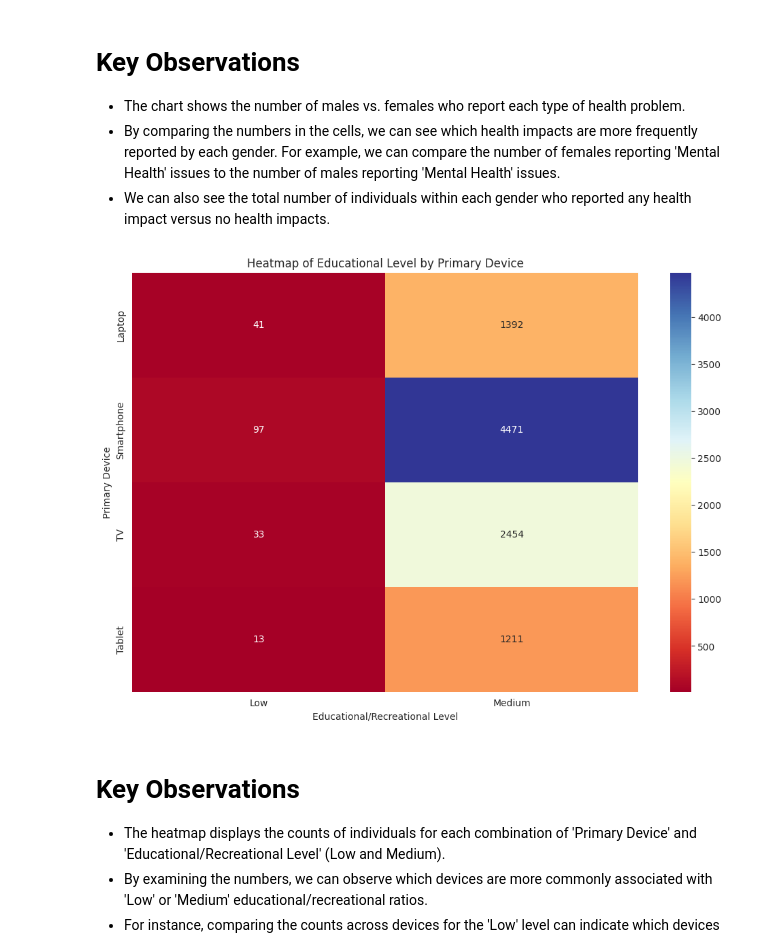
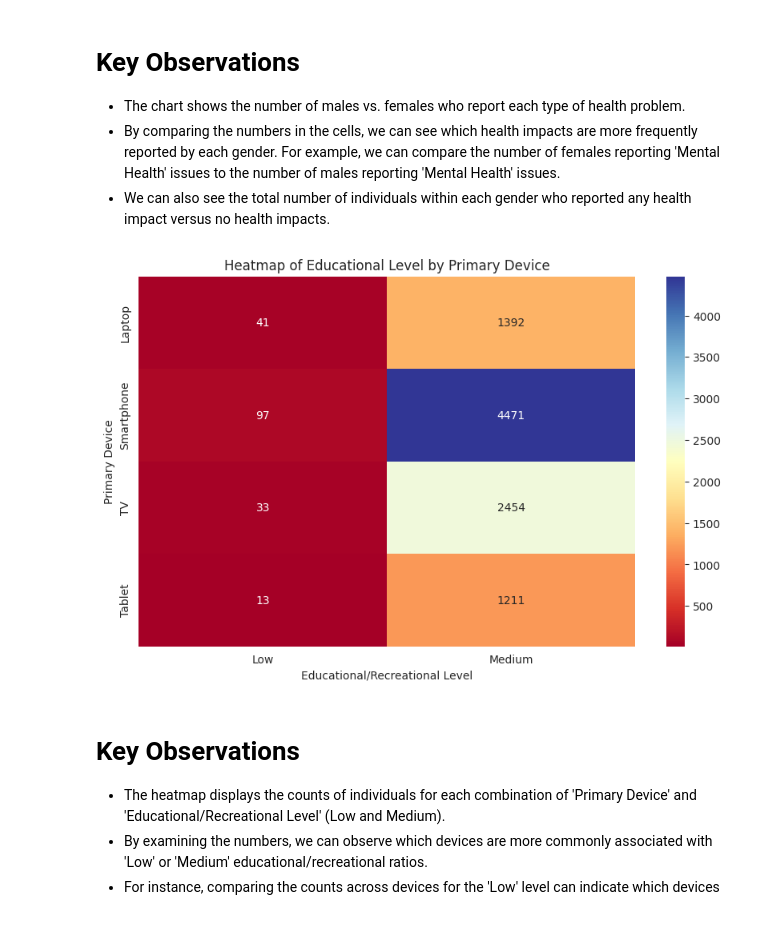
Before and after one commit to springboardmentor2468a-lab/Projects, a Jupyter notebook: Week_4.ipynb, the cells around one changed output. Drawn from its saved outputs; the diff is of its cells as text; code cells hidden in the pictures; blank space fills up the shorter version.

```diff
--- a/Week_4.ipynb
+++ b/Week_4.ipynb
@@ -143,14 +143,14 @@ plt.show()
 # %%
 # Heatmap: Educational Level by Primary Device
 device_edu_level_crosstab = pd.crosstab(df['Primary_Device'], df['Edu_Recreation_Level'])
-plt.figure(figsize=(12, 8))
+plt.figure(figsize=(10, 6))
 sns.heatmap(device_edu_level_crosstab, annot=True, cmap='RdYlBu', fmt='g')
 plt.title('Heatmap of Educational Level by Primary Device')
 plt.ylabel('Primary Device')
 plt.xlabel('Educational/Recreational Level')
 plt.show()
 # %% [output]
-[figure, old version]
+[figure, new version]
 # %% [markdown]
 # **Key Observations**
 * The heatmap displays the counts of individuals for each combination of 'Primary Device' and 'Educational/Recreational Level' (Low and Medium).
```
Also changed, not shown: parts of 13 cells of this notebook.
